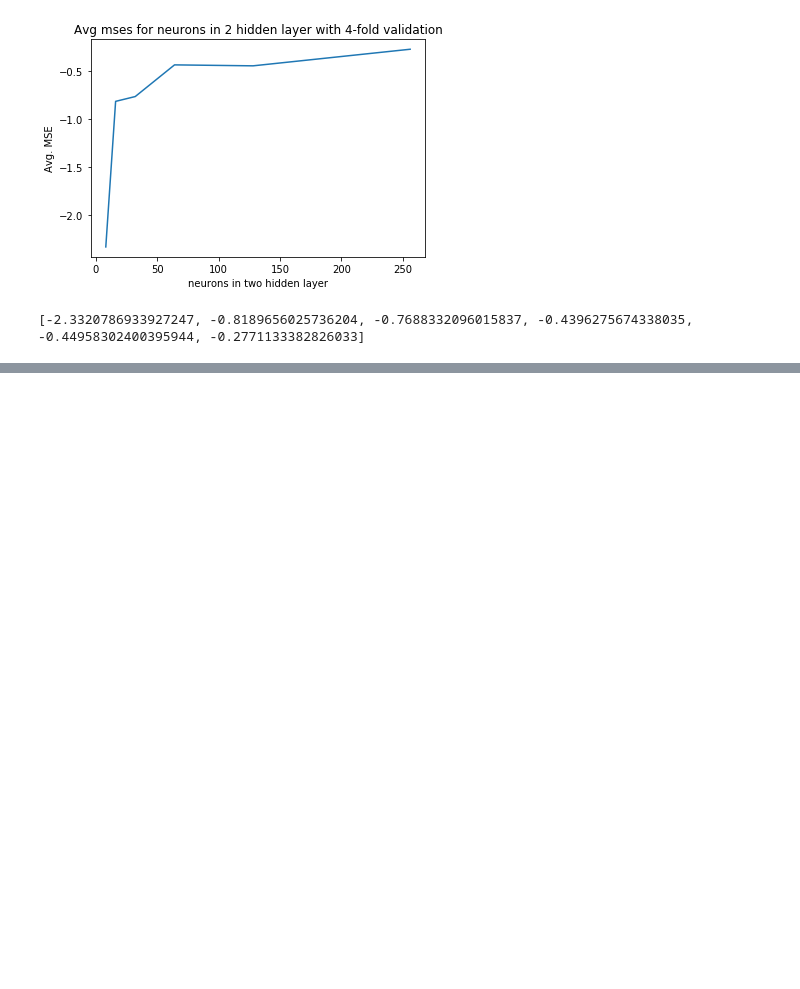
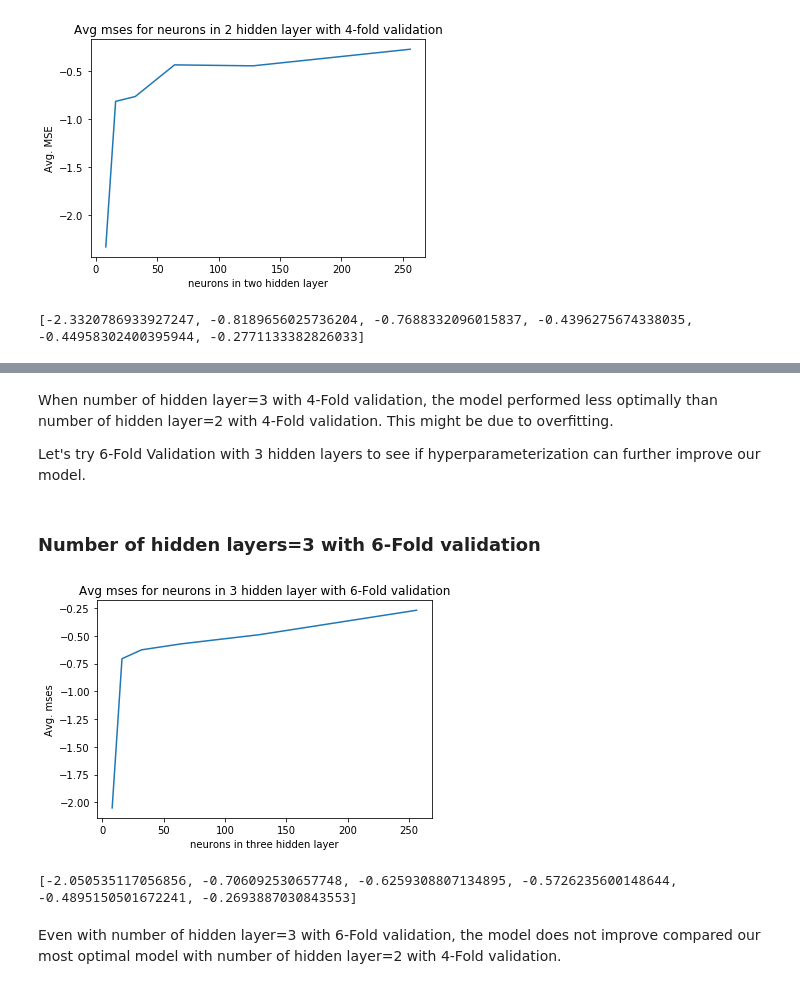
Before and after one commit to siddhantj/ImageClassifier, a Jupyter notebook: ImageClassifier.ipynb, the cells around one changed output, grey strips where cells are left out. Drawn from its saved outputs; the diff is of its cells as text; code cells hidden in the pictures; blank space fills up the shorter version.

```diff
--- a/ImageClassifier.ipynb
+++ b/ImageClassifier.ipynb
@@ -156,0 +179,25 @@ Using 6 fold validation with 3 hidden layer gives more accuracy compared to 4-fo
+# %% [markdown]
+When number of hidden layer=3 with 4-Fold validation, the model performed less optimally than number of hidden layer=2 with 4-Fold validation. This might be due to overfitting.
+
+Let's try 6-Fold Validation with 3 hidden layers to see if hyperparameterization can further improve our model.
+# %% [markdown]
+### Number of hidden layers=3 with 6-Fold validation
+# %%
+mlp_avg_mses_3_hidden_layer_6_fold = []
+for n in hidden_layer_neurons:
+    mlp = MLPClassifier(hidden_layer_sizes=(n,n,n))
+    mses = cross_val_score(mlp, source_df, target_s,scoring='neg_mean_squared_error',cv=kf_6)
+    avg_mse = np.mean(mses)
+    mlp_avg_mses_3_hidden_layer_6_fold.append(avg_mse)
+
+plt.plot(hidden_layer_neurons, mlp_avg_mses_3_hidden_layer_6_fold)
+plt.xlabel('neurons in three hidden layer')
+plt.ylabel('Avg. mses')
+plt.title('Avg mses for neurons in 3 hidden layer with 6-Fold validation')
+plt.show()
+print(mlp_avg_mses_3_hidden_layer_6_fold)
+# %% [output]
+[figure, added]
+[-2.050535117056856, -0.706092530657748, -0.6259308807134895, -0.5726235600148644, -0.4895150501672241, -0.2693887030843553]
+# %% [markdown]
+Even with number of hidden layer=3 with 6-Fold validation, the model does not improve compared our most optimal model with number of hidden layer=2 with 4-Fold validation.
```
Also changed, not shown: parts of 16 cells of this notebook, 1 other file.
